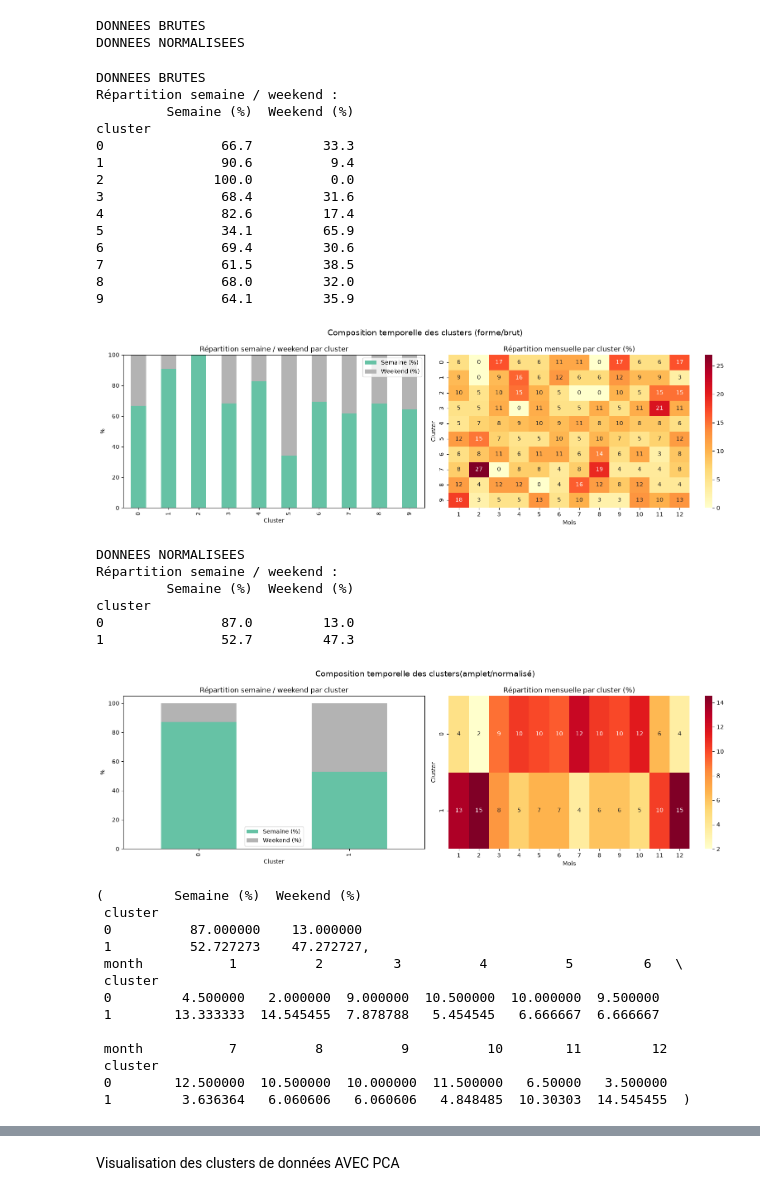
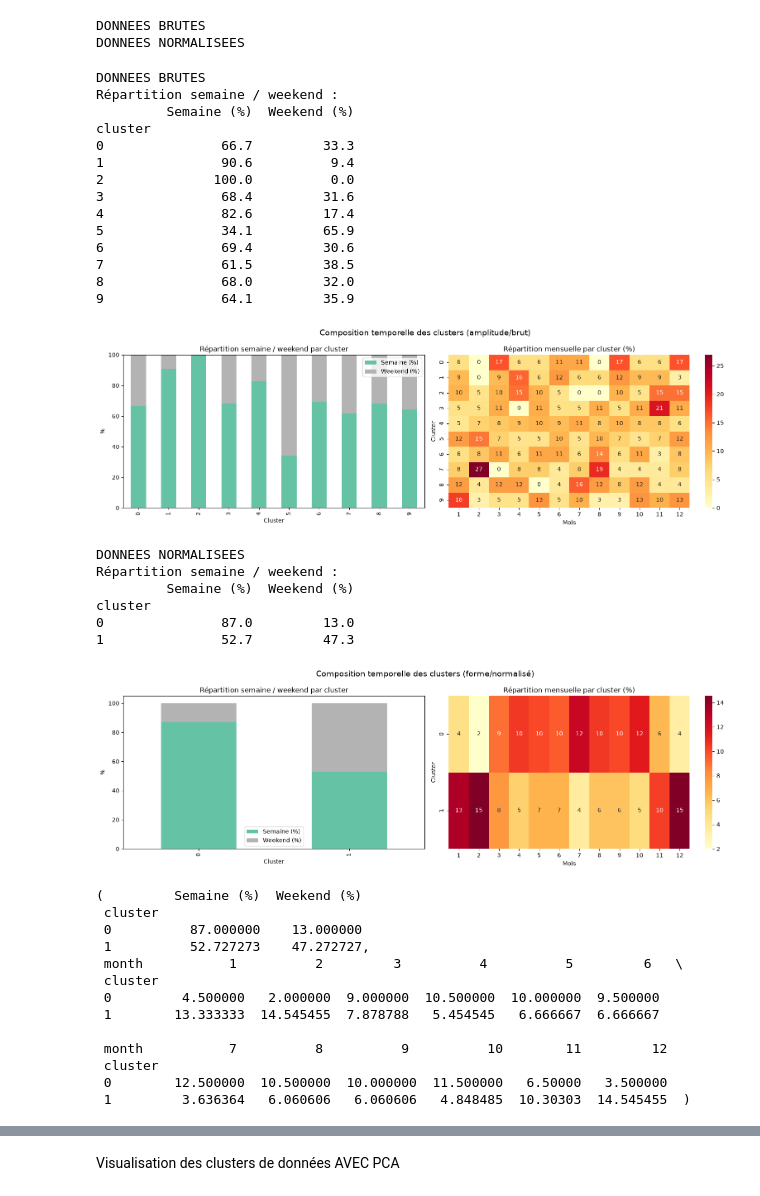
Before and after one commit to BOUBAKERAMDY/FlexiMax, a Jupyter notebook: notebooks1/03_visualisation1/PCA.ipynb, the cells around one changed output, grey strips where cells are left out. Drawn from its saved outputs; the diff is of its cells as text; code cells hidden in the pictures.

```diff
--- a/notebooks1/03_visualisation1/PCA.ipynb
+++ b/notebooks1/03_visualisation1/PCA.ipynb
@@ -356,9 +356,9 @@ def plot_cluster_profiles(X, title1,title2):
     return k_opt
 
 #Coude sur données brutes
-k_forme=plot_cluster_profiles(x, "Méthode du coude (inertie) - Clustering des jours types", "Silhouette score - Clustering des jours types")
-#Coude sur données standardisées
-k_amplet=plot_cluster_profiles(X, "Méthode du coude (inertie) - Clustering des jours types (niveau d'amplitude)", "Silhouette score - Clustering des jours types (niveau d'amplitude)")
+k_amplet=plot_cluster_profiles(x, "Méthode du coude (niveau d'amplitude)", "Silhouette score (niveau d'amplitude)")
+#Coude sur données normalisées
+k_forme=plot_cluster_profiles(X, "Méthode du coude (forme)", "Silhouette score (forme)")
 # %% [output]
 k= 2 | inertia=    4212.2 | silhouette=0.1021
 k= 3 | inertia=    3994.8 | silhouette=0.0782
@@ -410,5 +410,5 @@ def cluster_days(k, X_data, dates):
 
     return kmeans, cluster_labels, results
 
-kmeans_forme, cluster_labels_forme, results_forme = cluster_days(k_forme, x,piv.index)
+kmeans_forme, cluster_labels_forme, results_forme = cluster_days(k_forme, X,piv.index)
 # %% [output]
@@ -443,5 +435,5 @@ results_forme
 365 rows × 5 columns
 # %%
-kmeans_amplet, cluster_labels_amplet, results_amplet = cluster_days(k_amplet, X,piv.index)
+kmeans_amplet, cluster_labels_amplet, results_amplet = cluster_days(k_amplet, x,piv.index)
 results_amplet
 # %% [output]
@@ -642,36 +642,36 @@ def plot_cluster_calendar_composition(results, titre):
 
     fig.suptitle(titre, fontsize=14)
 
     plt.tight_layout()
     plt.savefig(
         FIGURES / "cluster_calendar_composition.png",
         dpi=150,
         bbox_inches="tight"
     )
     plt.show()
 
     return comp_weekend, comp_month
 
 print("DONNEES BRUTES")
-plot_cluster_calendar_composition(results_forme, "Composition temporelle des clusters (forme/brut)")
+plot_cluster_calendar_composition(results_amplet, "Composition temporelle des clusters (amplitude/brut)")
 print("DONNEES NORMALISEES")
-plot_cluster_calendar_composition(results_amplet, "Composition temporelle des clusters(amplet/normalisé)")
+plot_cluster_calendar_composition(results_forme, "Composition temporelle des clusters (forme/normalisé)")
 # %% [output]
 DONNEES BRUTES
 Répartition semaine / weekend :
          Semaine (%)  Weekend (%)
 cluster
 0               66.7         33.3
 1               90.6          9.4
 2              100.0          0.0
 3               68.4         31.6
 4               82.6         17.4
 5               34.1         65.9
 6               69.4         30.6
 7               61.5         38.5
 8               68.0         32.0
 9               64.1         35.9
-[figure, old version]
+[figure, new version]
 DONNEES NORMALISEES
 Répartition semaine / weekend :
          Semaine (%)  Weekend (%)
```
Also changed, not shown: parts of 16 cells of this notebook.
